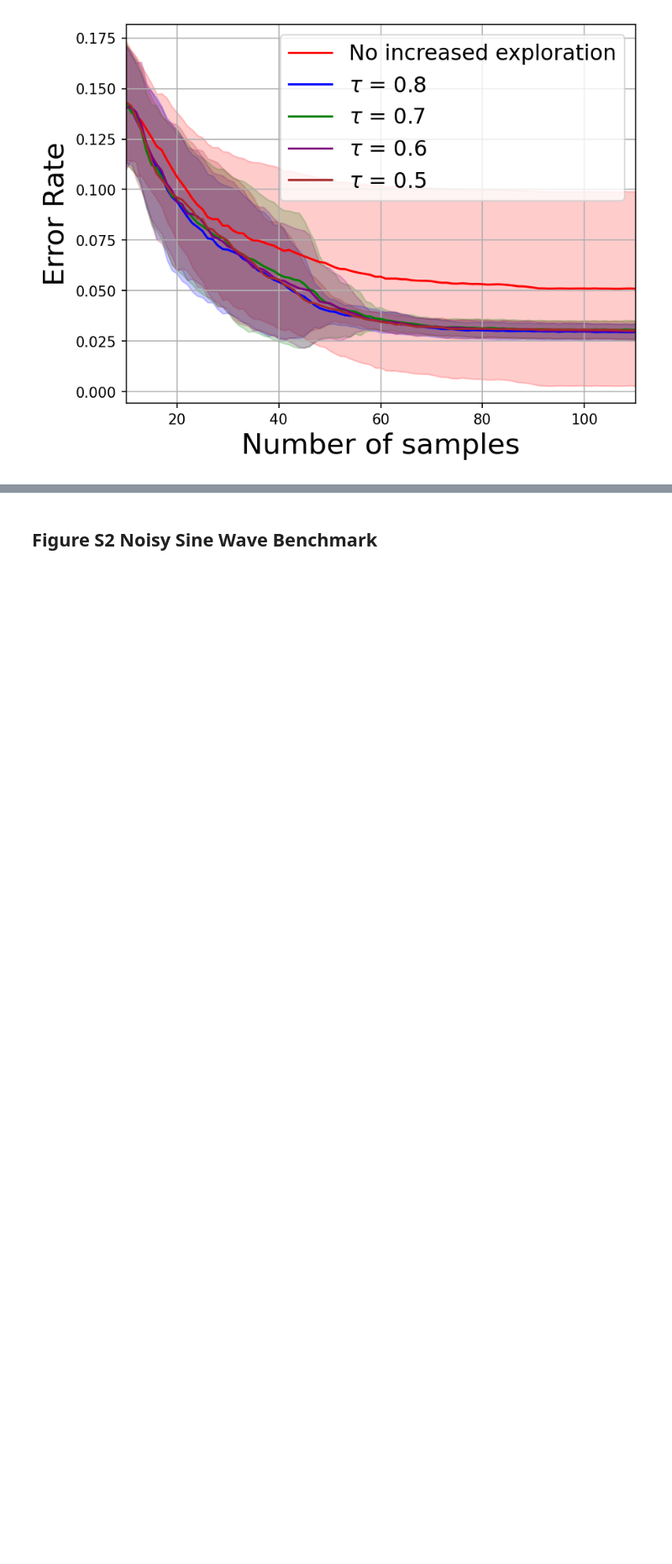
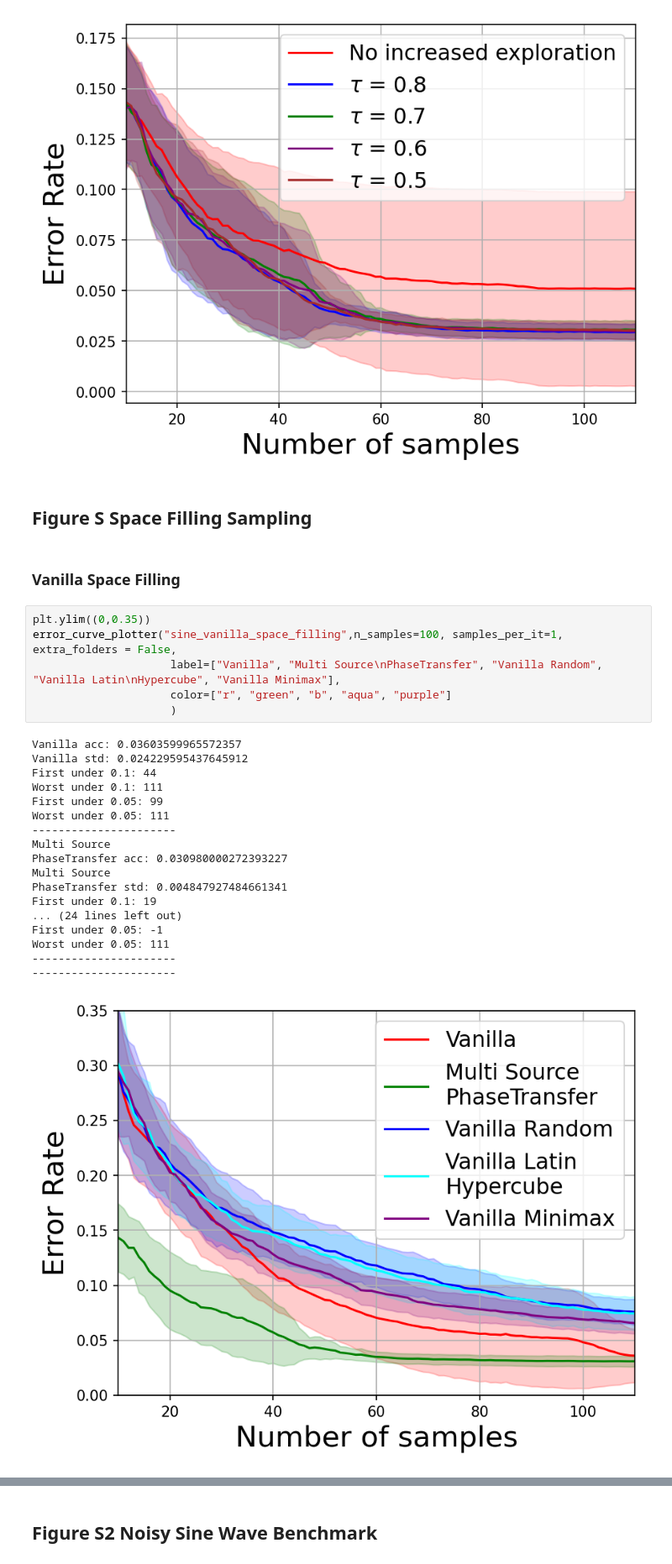
Before and after one commit to BigChemistry-RobotLab/phaseGP, a Jupyter notebook: benchmarks/paper_reproducibility/error_curve_visualizer.ipynb, the cells around one changed output, grey strips where cells are left out. Shown at 84% size. Saved outputs shown, nothing was run; the diff lists cells and outputs as text; blank space fills up the shorter version.

```diff
--- a/benchmarks/paper_reproducibility/error_curve_visualizer.ipynb
+++ b/benchmarks/paper_reproducibility/error_curve_visualizer.ipynb
@@ -317,3 +318,32 @@ First under 0.05: 44
 ----------------------
 ----------------------
 [figure]
+# %% [markdown]
+## Figure S Space Filling Sampling
+# %% [markdown]
+### Vanilla Space Filling
+# %%
+plt.ylim((0,0.35))
+error_curve_plotter("sine_vanilla_space_filling",n_samples=100, samples_per_it=1, extra_folders = False,
+                     label=["Vanilla", "Multi Source\nPhaseTransfer", "Vanilla Random", "Vanilla Latin\nHypercube", "Vanilla Minimax"],
+                     color=["r", "green", "b", "aqua", "purple"]
+                     )
+# %% [output]
+Vanilla acc: 0.03603599965572357
+Vanilla std: 0.024229595437645912
+First under 0.1: 44
+Worst under 0.1: 111
+First under 0.05: 99
+Worst under 0.05: 111
+----------------------
+Multi Source
+PhaseTransfer acc: 0.030980000272393227
+Multi Source
+PhaseTransfer std: 0.004847927484661341
+First under 0.1: 19
+... (24 lines left out)
+First under 0.05: -1
+Worst under 0.05: 111
+----------------------
+----------------------
+[figure, added]
```
Also changed, not shown: parts of 12 cells of this notebook.
